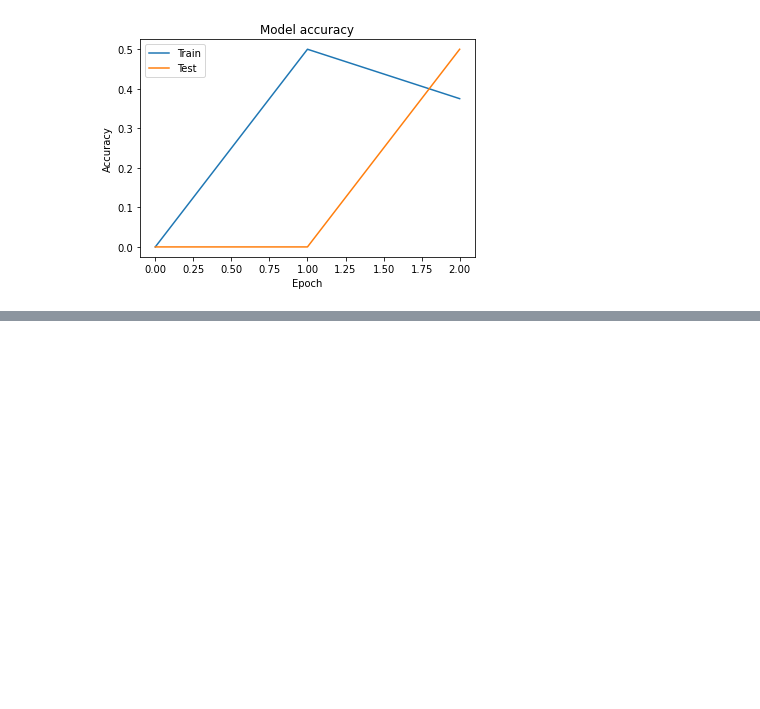
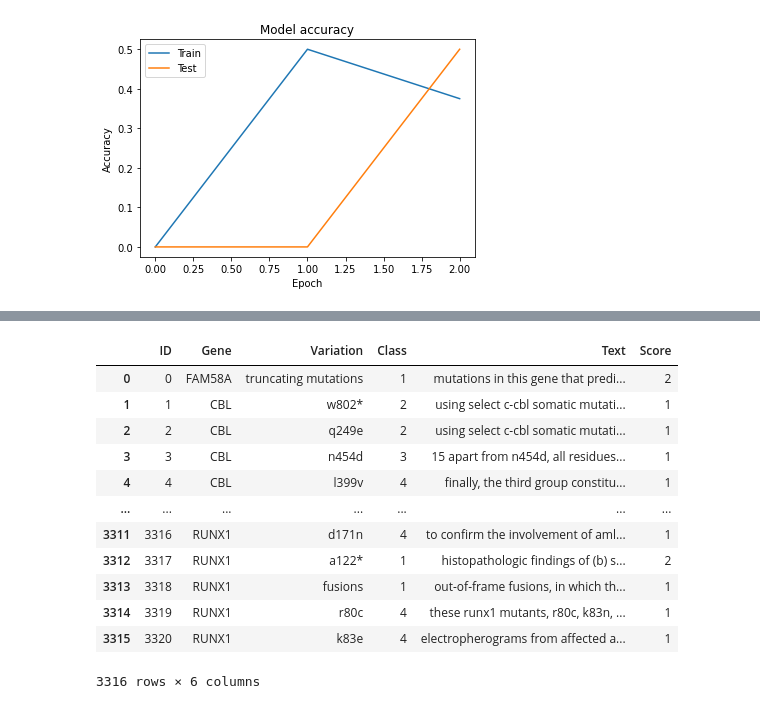
Before and after one commit to Chabname/RAPMC, a Jupyter notebook: notebook/BERT.ipynb, the cells around one changed output, grey strips where cells are left out. Cells and saved outputs as stored; diff of their text form; code cells hidden in the pictures; blank space fills up the shorter version.

```diff
--- a/notebook/BERT.ipynb
+++ b/notebook/BERT.ipynb
@@ -278,0 +464,16 @@ plt.savefig("acc_plot.jpg")
+# %%
+clean_dtf
+# %% [output]
+|  | ID | Gene | Variation | Class | Text | Score |
+| 0 | 0 | FAM58A | truncating mutations | 1 | mutations in this gene that predi... | 2 |
+| 1 | 1 | CBL | w802* | 2 | using select c-cbl somatic mutati... | 1 |
+| 2 | 2 | CBL | q249e | 2 | using select c-cbl somatic mutati... | 1 |
+| 3 | 3 | CBL | n454d | 3 | 15 apart from n454d, all residues... | 1 |
+| 4 | 4 | CBL | l399v | 4 | finally, the third group constitu... | 1 |
+| ... | ... | ... | ... | ... | ... | ... |
+| 3311 | 3316 | RUNX1 | d171n | 4 | to confirm the involvement of aml... | 1 |
+| 3312 | 3317 | RUNX1 | a122* | 1 | histopathologic findings of (b) s... | 2 |
+| 3313 | 3318 | RUNX1 | fusions | 1 | out-of-frame fusions, in which th... | 1 |
+| 3314 | 3319 | RUNX1 | r80c | 4 | these runx1 mutants, r80c, k83n, ... | 1 |
+| 3315 | 3320 | RUNX1 | k83e | 4 | electropherograms from affected a... | 1 |
+3316 rows × 6 columns
```
Also changed, not shown: parts of 66 cells of this notebook.
